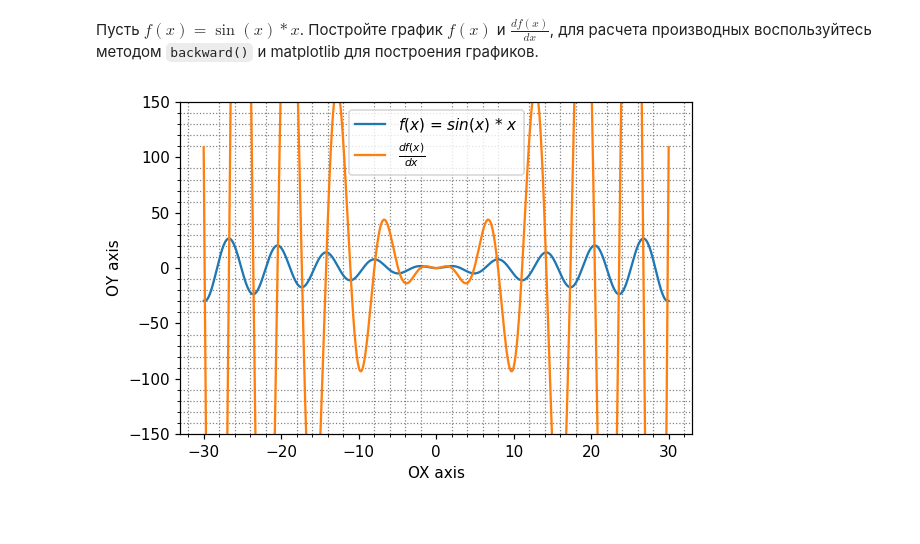
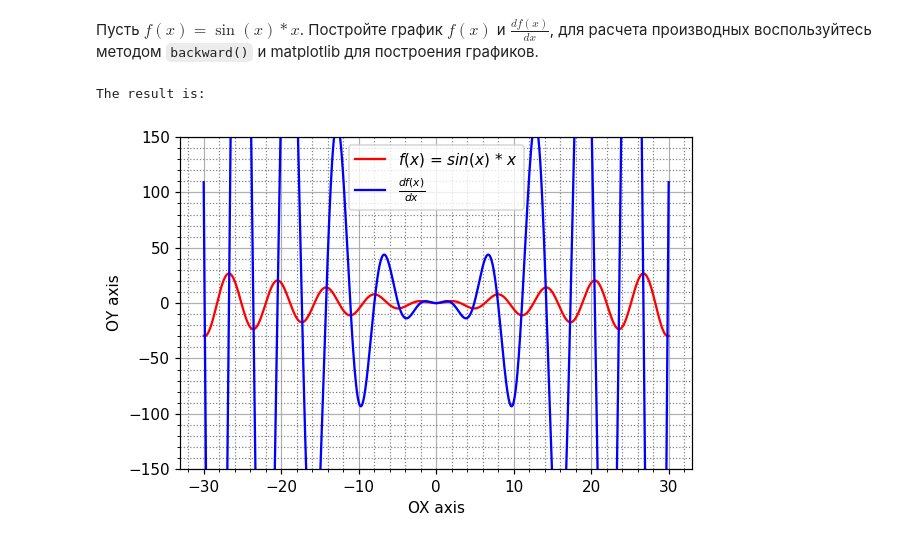
Before and after one commit to xhackerino/DataAnalysisLab_1, a Jupyter notebook: Lab1.ipynb, the cells around one changed output. Saved outputs shown, nothing was run; the diff lists cells and outputs as text; code cells hidden in the pictures.

```diff
--- a/Lab1.ipynb
+++ b/Lab1.ipynb
@@ -83,26 +92,28 @@ if there are infinity number of solutions => graphs are identical...
 # %%
 import torch
 from matplotlib import pyplot as plt
 
 x = torch.linspace(-30, 30, 1000, requires_grad=True)
 y = torch.sin(x) * x
 y.backward(x)
 
 fig, ax = plt.subplots()
 ax.set_ylim((-150, 150))
-plt.plot(x.detach().numpy(), y.detach().numpy())
-plt.plot(x.detach().numpy(), x.grad.detach().numpy())
+print("The result is: \n")
+plt.plot(x.detach().numpy(), y.detach().numpy(), c = 'red')
+plt.plot(x.detach().numpy(), x.grad.detach().numpy(), c = 'blue')
 plt.xlabel(r"OX axis")
 plt.ylabel(r"ОY axis")
 ax.grid(which='major')
 ax.minorticks_on()
 ax.grid(which='minor',
         c='gray',
         linestyle=':')
 plt.legend([
             r"$f(x)$ = $sin(x)$ * ${x}$",
             r"$\frac{df(x)}{dx}$",
             ])
 fig.set_dpi(110)
 # %% [output]
+The result is:
-[figure, old version]
+[figure, new version]
```
Also changed, not shown: parts of 1 cell of this notebook.
